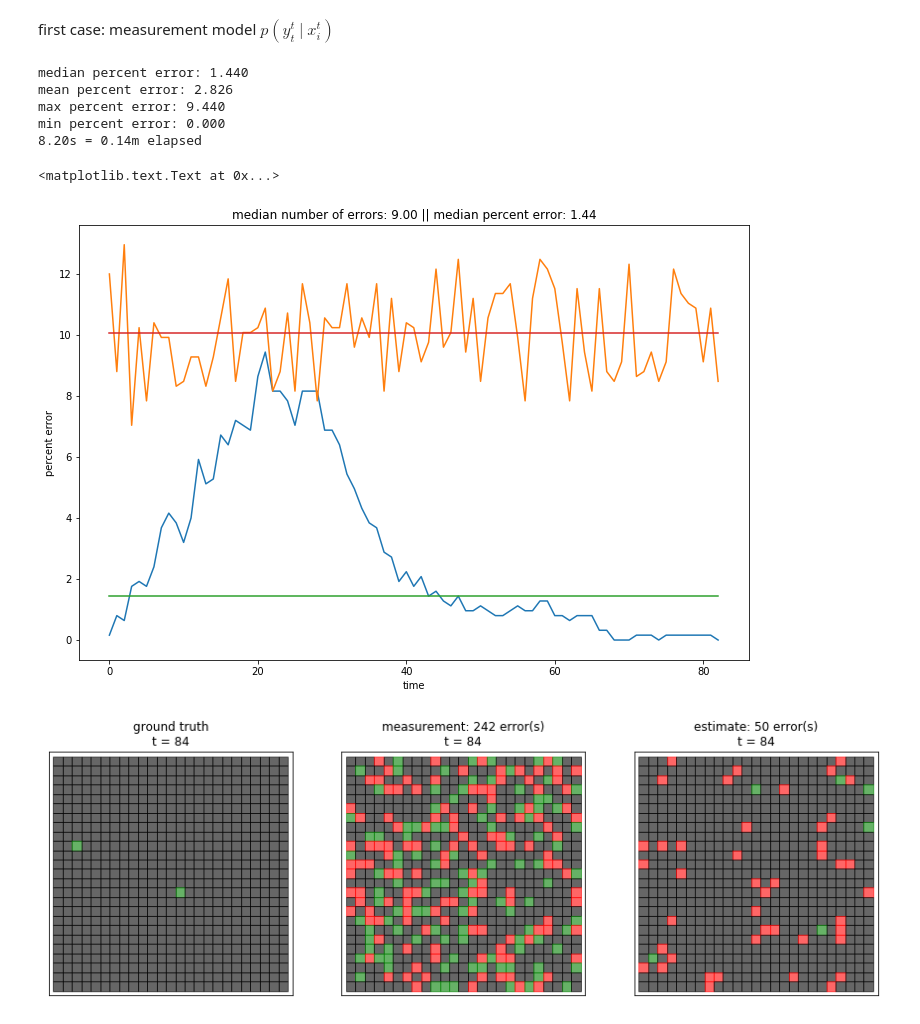
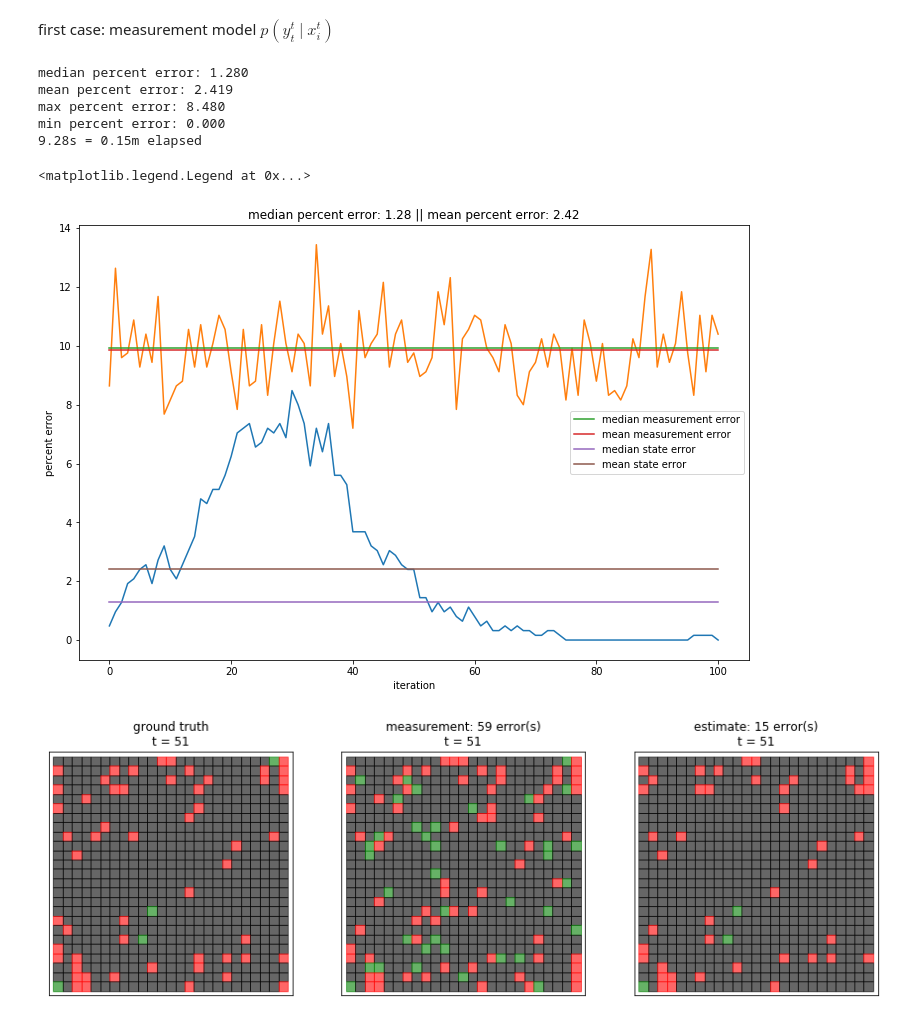
Before and after one commit to rhaksar/filter-large-GMDPs, a Jupyter notebook: message passing.ipynb, the cells around one changed output. Cells and saved outputs as stored; diff of their text form; code cells hidden in the pictures.

```diff
--- a/message passing.ipynb
+++ b/message passing.ipynb
@@ -325,9 +325,9 @@ def variational_method(prior, neighbors, grid_size, meas_data, Kmax=1, C=10):
                 node_data[(i,j)]['msg_next'] = {}
                 node_data[(i,j)]['post_next'] = [0,0,0]
 
-    return post, node_data
+    return post
 # %%
-np.random.seed(1)
+np.random.seed(3)
 
 sim = FireSimulator(grid_size, alpha=alpha, beta=beta)
 
@@ -379,7 +379,7 @@ if plotting:
         plt.plot(x, y, marker='o', color='b')
 
 tic = time.clock()
-# for _ in range(30):
+# for _ in range(50):
 while not sim.end:
 
     sim.step([], dbeta=dp)
@@ -393,7 +393,7 @@ while not sim.end:
             p_list[meas] += meas_right - meas_wrong
             meas_data[i,j] = np.random.choice([0,1,2], p=p_list)
 
-    belief, debug = variational_method(belief, neighbors, grid_size, meas_data, Kmax=1, C=100)
+    belief = variational_method(belief, neighbors, grid_size, meas_data, Kmax=1, C=100)
     state_est = np.argmax(belief, axis=2)
 
     num_errors = np.sum(state_est != sim.state)
@@ -441,28 +441,36 @@ print('max percent error: %0.3f' %(np.amax(state_errors)*100/grid_size**2))
 print('min percent error: %0.3f' %(np.amin(state_errors)*100/grid_size**2))
 print('%0.2fs = %0.2fm elapsed' % (toc-tic,(toc-tic)/60))
 # %% [output]
-median percent error: 1.440
-mean percent error: 2.826
-max percent error: 9.440
+median percent error: 1.280
+mean percent error: 2.419
+max percent error: 8.480
 min percent error: 0.000
-8.20s = 0.14m elapsed
+9.28s = 0.15m elapsed
 # %%
 plot_state_errors = [100*e/grid_size**2 for e in state_errors]
 plot_meas_errors = [100*e/grid_size**2 for e in meas_errors]
 
 plt.figure(figsize=(12,8))
 plt.plot(plot_state_errors)
 plt.plot(plot_meas_errors)
-plt.plot(range(len(plot_state_errors)),np.median(plot_state_errors)*np.ones(len(plot_state_errors)))
-plt.plot(range(len(plot_meas_errors)),np.median(plot_meas_errors)*np.ones(len(plot_meas_errors)))
+plt.plot(range(len(plot_meas_errors)),np.median(plot_meas_errors)*np.ones(len(plot_meas_errors)), \
+         label='median measurement error')
+plt.plot(range(len(plot_meas_errors)),np.mean(plot_meas_errors)*np.ones(len(plot_meas_errors)), \
+         label='mean measurement error')
+plt.plot(range(len(plot_state_errors)),np.median(plot_state_errors)*np.ones(len(plot_state_errors)), \
+         label='median state error')
+plt.plot(range(len(plot_state_errors)),np.mean(plot_state_errors)*np.ones(len(plot_state_errors)), \
+         label='mean state error')
 
-plt.title('median number of errors: %0.2f || median percent error: %0.2f' \
-          %(np.median(state_errors),np.median(state_errors)*100/grid_size**2))
+plt.title('median percent error: %0.2f || mean percent error: %0.2f' \
+          %(np.median(state_errors)*100/grid_size**2,np.mean(state_errors)*100/grid_size**2))
 plt.ylabel('percent error')
-plt.xlabel('time')
+plt.xlabel('iteration')
+
+plt.legend()
 # %% [output]
-<matplotlib.text.Text at 0x...>
+<matplotlib.legend.Legend at 0x...>
-[figure, old version]
+[figure, new version]
 # %%
 fig = plt.figure(figsize=(15,15))
 
@@ -487,4 +495,4 @@ plt.tick_params(axis='both', which='both', labelbottom=False, labelleft=False, b
 plt.title('estimate: %d error(s)\nt = %d' %(np.sum(state_est != sim.state),sim.iter))
 ax3 = visualize_forest(ax3, state_est)
 # %% [output]
-[figure, old version]
+[figure, new version]
```
Also changed, not shown: parts of 1 cell of this notebook.
